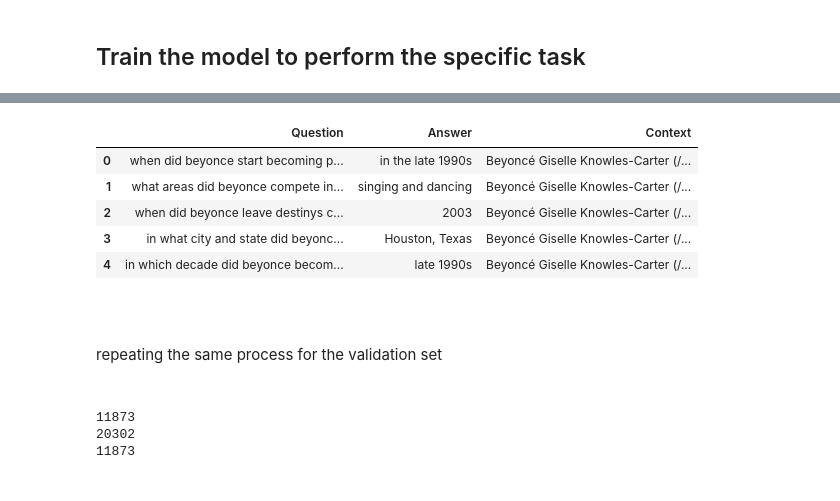
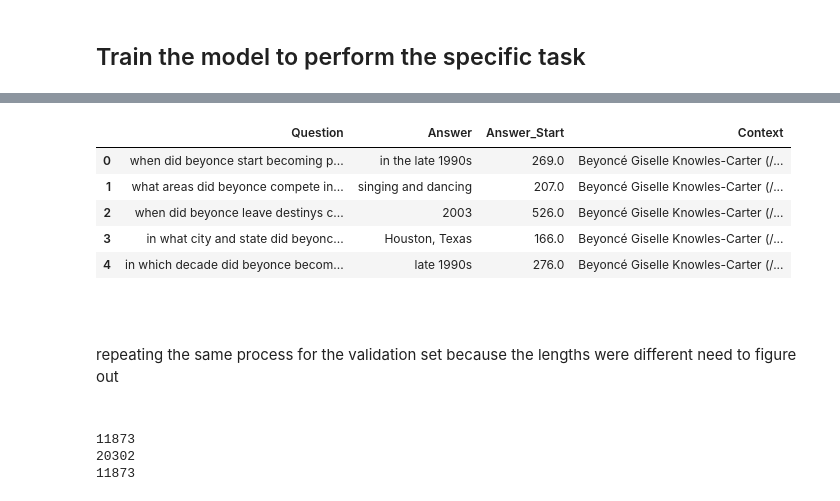
Before and after one commit to Ele975/ML_project2, a Jupyter notebook: AML_project2_copyE.ipynb, the cells around one changed output, grey strips where cells are left out. Drawn from its saved outputs; the diff is of its cells as text; code cells hidden in the pictures.

Commit message:
working on model - non generative
working on the model training

```diff
--- a/AML_project2.ipynb
+++ b/AML_project2_copyE.ipynb
@@ -357 +357,4 @@ The term "matter" is used throughout physics in a bewildering variety of context
+# %%
+questionsTrainList, answersTrainList, contextTrainList, answerStartTrainList = input_vocabulary(train['data'])
+questionsValList, answersValList, contextValList, answerStartValList = input_vocabulary(val['data']) ##NB TO FIX THE LENGTHS ARE NOT THE SAME
 # %%
@@ -366,18 +382,18 @@ print(f"{len(contextTrainList)}")
 # %%
 ##put it in a dataframe for easier analysis and visualisation later on
-data = {'Question': questionsTrainList, 'Answer': answersTrainList, 'Context': contextTrainList}
+data = {'Question': questionsTrainList, 'Answer': answersTrainList, 'Answer_Start': answerStartTrainList, 'Context': contextTrainList}
 trainingData = pd.DataFrame(data)
 trainingData.head(5)
 # %% [output]
-|  | Question | Answer | Context |
-| 0 | when did beyonce start becoming p... | in the late 1990s | Beyoncé Giselle Knowles-Carter (/... |
-| 1 | what areas did beyonce compete in... | singing and dancing | Beyoncé Giselle Knowles-Carter (/... |
-| 2 | when did beyonce leave destinys c... | 2003 | Beyoncé Giselle Knowles-Carter (/... |
-| 3 | in what city and state did beyonc... | Houston, Texas | Beyoncé Giselle Knowles-Carter (/... |
-| 4 | in which decade did beyonce becom... | late 1990s | Beyoncé Giselle Knowles-Carter (/... |
+|  | Question | Answer | Answer_Start | Context |
+| 0 | when did beyonce start becoming p... | in the late 1990s | 269.0 | Beyoncé Giselle Knowles-Carter (/... |
+| 1 | what areas did beyonce compete in... | singing and dancing | 207.0 | Beyoncé Giselle Knowles-Carter (/... |
+| 2 | when did beyonce leave destinys c... | 2003 | 526.0 | Beyoncé Giselle Knowles-Carter (/... |
+| 3 | in what city and state did beyonc... | Houston, Texas | 166.0 | Beyoncé Giselle Knowles-Carter (/... |
+| 4 | in which decade did beyonce becom... | late 1990s | 276.0 | Beyoncé Giselle Knowles-Carter (/... |
 # %% [markdown]
 <br><br>
-repeating the same process for the validation set
+repeating the same process for the validation set because the lengths were different need to figure out
 <br><br>
 # %%
 #through this i want to separate the question and answer text
```
Also changed, not shown: parts of 33 cells of this notebook.
